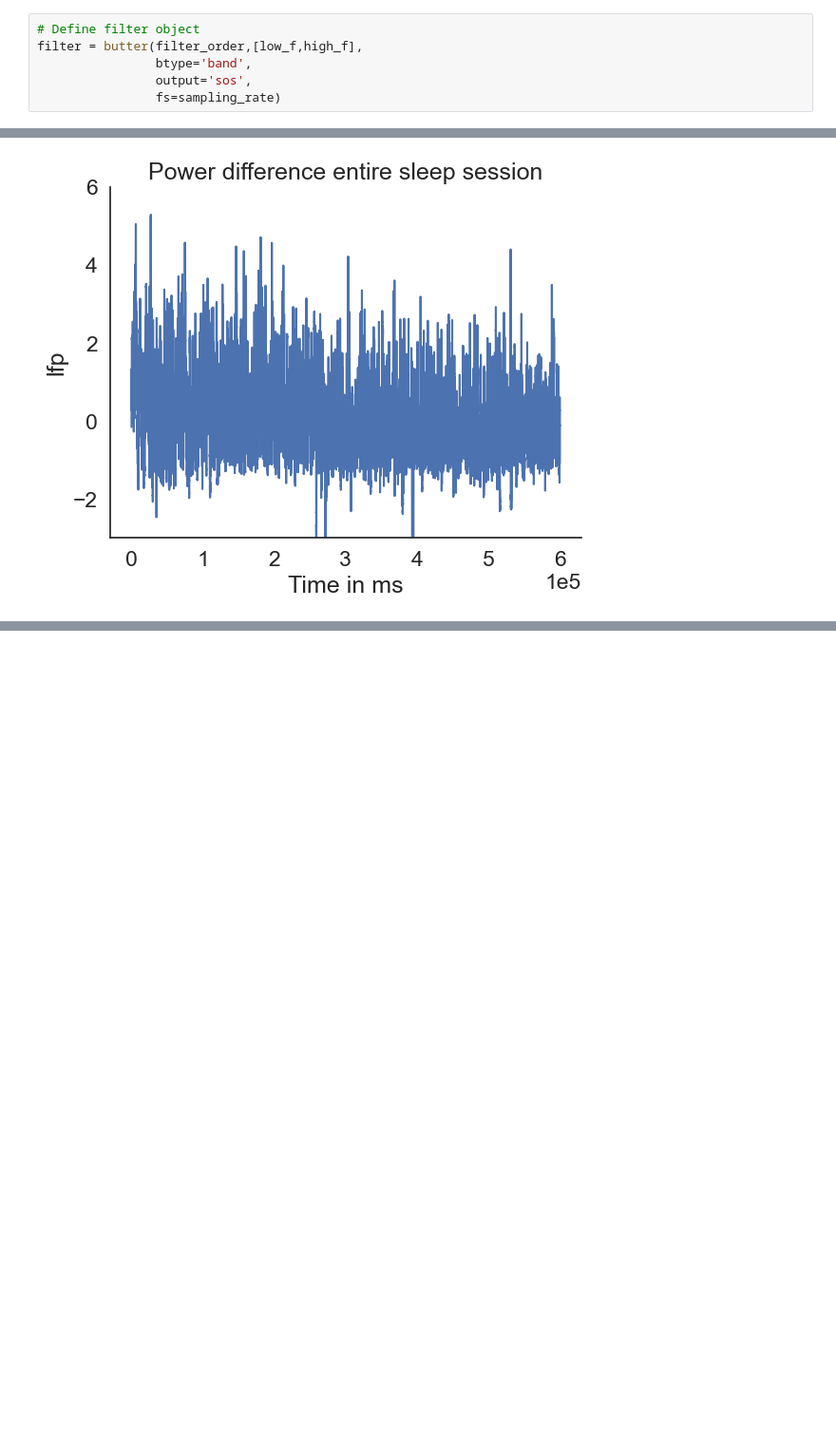
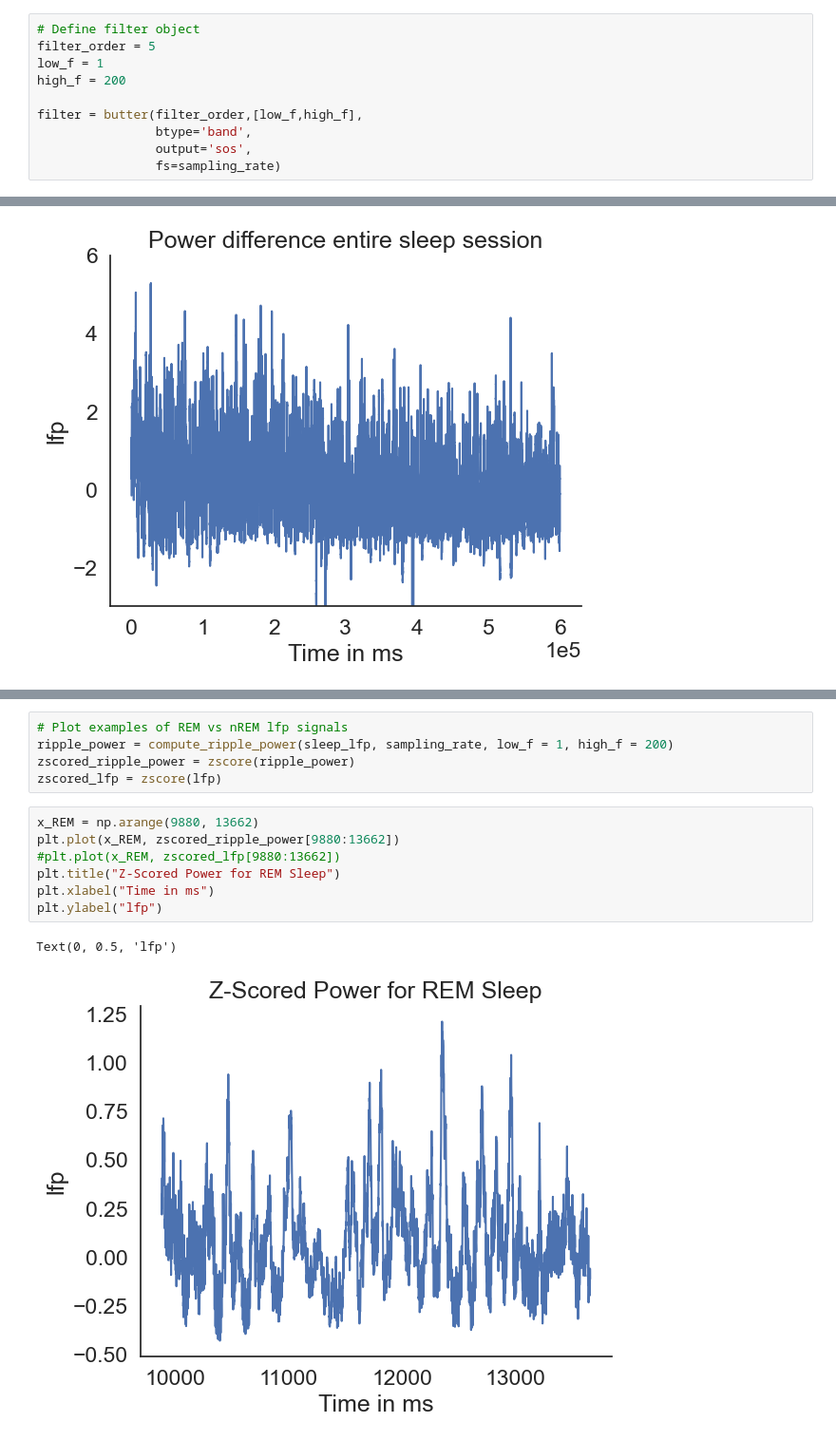
Before and after one commit to YorisM/Neural-Analysis, a Jupyter notebook: neural-data-master/01-local_field_potential/exercises.ipynb, the cells around one changed output, grey strips where cells are left out. Shown at 95% size. Drawn from its saved outputs; the diff is of its cells as text; blank space fills up the shorter version.

```diff
--- a/neural-data-master/01-local_field_potential/exercises.ipynb
+++ b/neural-data-master/01-local_field_potential/exercises.ipynb
@@ -58,6 +58,10 @@ Text(0, 0.5, 'voltage (mV)')
 [figure]
 # %%
 # Define filter object
+filter_order = 5
+low_f = 1
+high_f = 200
+
 filter = butter(filter_order,[low_f,high_f],
                 btype='band',
                 output='sos',
@@ -225,0 +276,15 @@ nREM = np.where(diff > 0.2, 1, 0)
+# %%
+# Plot examples of REM vs nREM lfp signals
+ripple_power = compute_ripple_power(sleep_lfp, sampling_rate, low_f = 1, high_f = 200)
+zscored_ripple_power = zscore(ripple_power)
+zscored_lfp = zscore(lfp)
+# %%
+x_REM = np.arange(9880, 13662)
+plt.plot(x_REM, zscored_ripple_power[9880:13662])
+#plt.plot(x_REM, zscored_lfp[9880:13662])
+plt.title("Z-Scored Power for REM Sleep")
+plt.xlabel("Time in ms")
+plt.ylabel("lfp")
+# %% [output]
+Text(0, 0.5, 'lfp')
+[figure, added]
```
Also changed, not shown: parts of 9 cells of this notebook.
